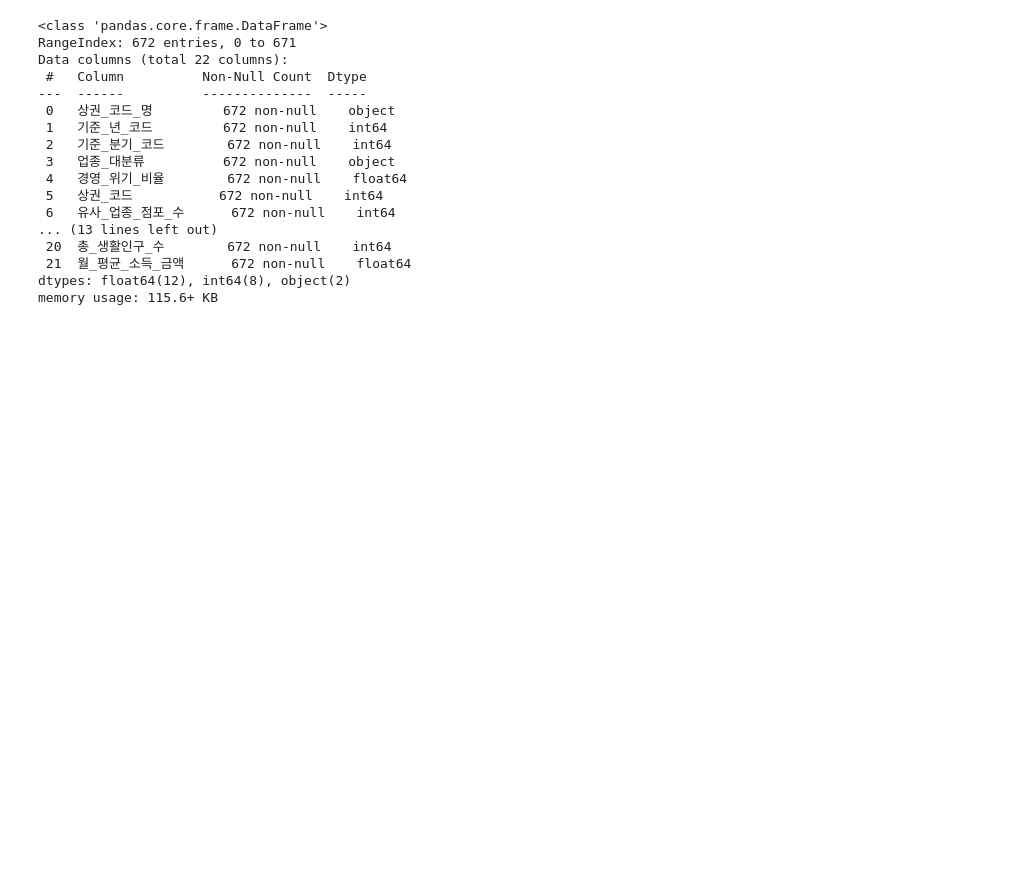
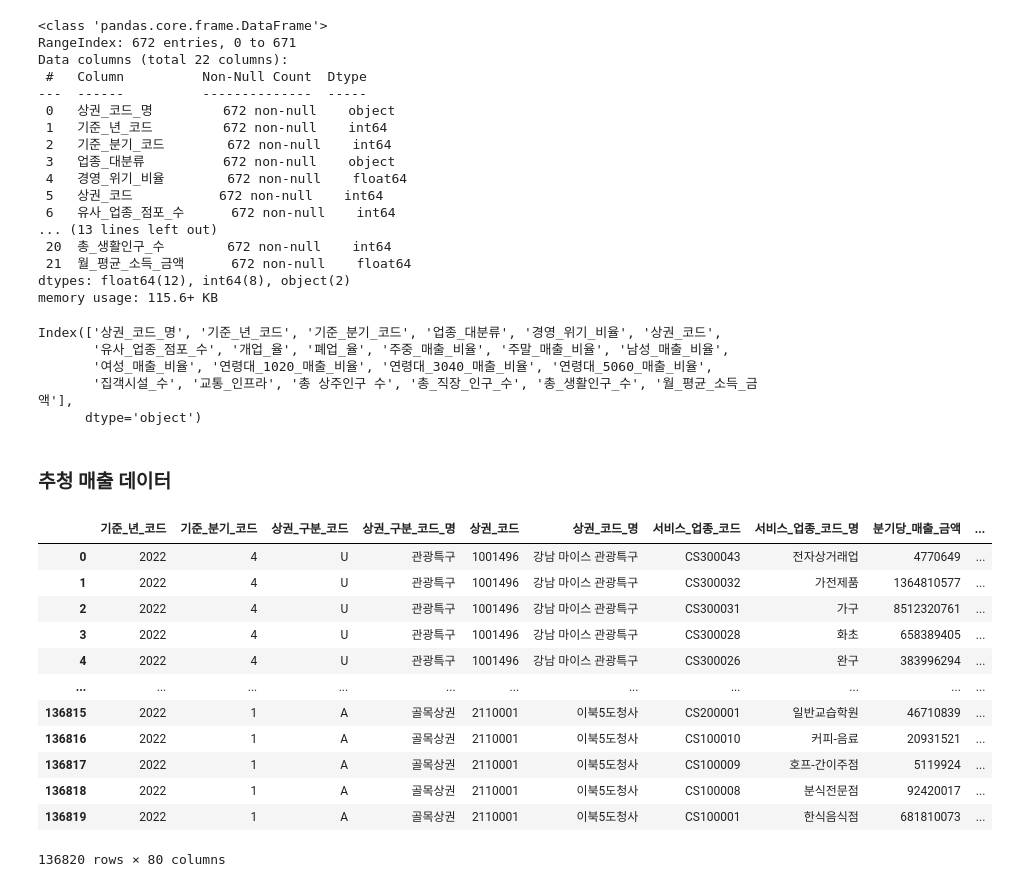
Before and after one commit to kae1128/wadada, a Jupyter notebook: data_preprocessing/SEOUL_CLASS_1_preprocessing.ipynb, the cells around one changed output. Cells and saved outputs as stored; diff of their text form; code cells hidden in the pictures; blank space fills up the shorter version.

```diff
--- a/data_preprocessing/SEOUL_CLASS_1_preprocessing.ipynb
+++ b/data_preprocessing/SEOUL_CLASS_1_preprocessing.ipynb
@@ -76,3 +76,11 @@ Data columns (total 22 columns):
  21  월_평균_소득_금액      672 non-null    float64
 dtypes: float64(12), int64(8), object(2)
 memory usage: 115.6+ KB
+# %%
+SEOUL_CLASS_1.columns
+# %% [output]
+Index(['상권_코드_명', '기준_년_코드', '기준_분기_코드', '업종_대분류', '경영_위기_비율', '상권_코드',
+       '유사_업종_점포_수', '개업_율', '폐업_율', '주중_매출_비율', '주말_매출_비율', '남성_매출_비율',
+       '여성_매출_비율', '연령대_1020_매출_비율', '연령대_3040_매출_비율', '연령대_5060_매출_비율',
+       '집객시설_수', '교통_인프라', '총 상주인구 수', '총_직장_인구_수', '총_생활인구_수', '월_평균_소득_금액'],
+      dtype='object')
@@ -78,0 +90,19 @@ memory usage: 115.6+ KB
+# %% [markdown]
+### 추청 매출 데이터
+# %%
+income = pd.read_csv('./SEOUL_raw/서울시 상권분석서비스(상권-추정매출).csv', encoding='cp949')
+income
+# %% [output]
+|  | 기준_년_코드 | 기준_분기_코드 | 상권_구분_코드 | 상권_구분_코드_명 | 상권_코드 | 상권_코드_명 | 서비스_업종_코드 | 서비스_업종_코드_명 | 분기당_매출_금액 | ... |
+| 0 | 2022 | 4 | U | 관광특구 | 1001496 | 강남 마이스 관광특구 | CS300043 | 전자상거래업 | 4770649 | ... |
+| 1 | 2022 | 4 | U | 관광특구 | 1001496 | 강남 마이스 관광특구 | CS300032 | 가전제품 | 1364810577 | ... |
+| 2 | 2022 | 4 | U | 관광특구 | 1001496 | 강남 마이스 관광특구 | CS300031 | 가구 | 8512320761 | ... |
+| 3 | 2022 | 4 | U | 관광특구 | 1001496 | 강남 마이스 관광특구 | CS300028 | 화초 | 658389405 | ... |
+| 4 | 2022 | 4 | U | 관광특구 | 1001496 | 강남 마이스 관광특구 | CS300026 | 완구 | 383996294 | ... |
+| ... | ... | ... | ... | ... | ... | ... | ... | ... | ... | ... |
+| 136815 | 2022 | 1 | A | 골목상권 | 2110001 | 이북5도청사 | CS200001 | 일반교습학원 | 46710839 | ... |
+| 136816 | 2022 | 1 | A | 골목상권 | 2110001 | 이북5도청사 | CS100010 | 커피-음료 | 20931521 | ... |
+| 136817 | 2022 | 1 | A | 골목상권 | 2110001 | 이북5도청사 | CS100009 | 호프-간이주점 | 5119924 | ... |
+| 136818 | 2022 | 1 | A | 골목상권 | 2110001 | 이북5도청사 | CS100008 | 분식전문점 | 92420017 | ... |
+| 136819 | 2022 | 1 | A | 골목상권 | 2110001 | 이북5도청사 | CS100001 | 한식음식점 | 681810073 | ... |
+136820 rows × 80 columns
```
Also changed, not shown: parts of 29 cells of this notebook, 2 other files.
